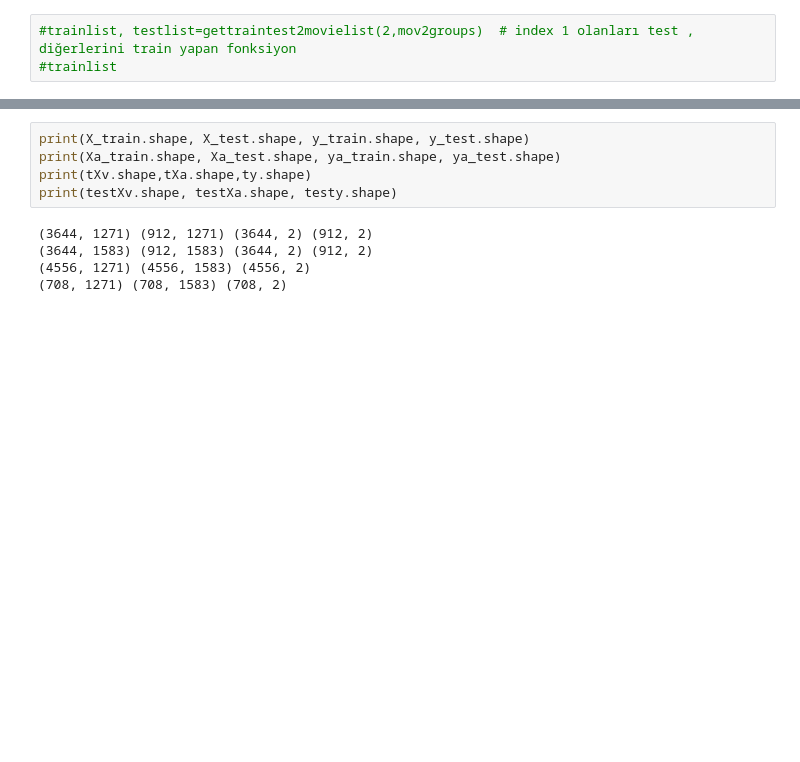
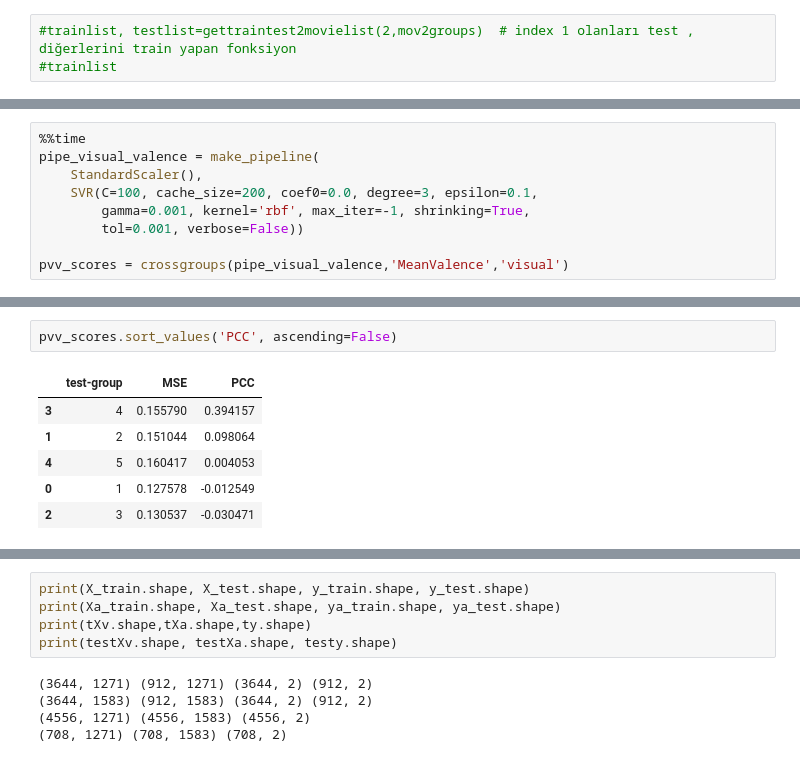
Before and after one commit to yasolix/cinevis, a Jupyter notebook: mediaeval/Valence-Arousal Prediction-ibm-group2.ipynb, the cells around one changed output, grey strips where cells are left out. Cells and saved outputs as stored; diff of their text form; blank space fills up the shorter version.

```diff
--- a/mediaeval/Valence-Arousal Prediction-ibm-group2.ipynb
+++ b/mediaeval/Valence-Arousal Prediction-ibm-group2.ipynb
@@ -681,0 +695,9 @@ pvv_scores,pvv = crossgroups(pipe_visual_valence,'MeanValence','vis')
+# %%
+%%time
+pipe_visual_valence = make_pipeline(
+    StandardScaler(),
+    SVR(C=100, cache_size=200, coef0=0.0, degree=3, epsilon=0.1,
+        gamma=0.001, kernel='rbf', max_iter=-1, shrinking=True,
+        tol=0.001, verbose=False))
+
+pvv_scores = crossgroups(pipe_visual_valence,'MeanValence','visual')
@@ -681,0 +829,9 @@ pvv_scores,pvv = crossgroups(pipe_visual_valence,'MeanValence','vis')
+# %%
+pvv_scores.sort_values('PCC', ascending=False)
+# %% [output]
+|  | test-group | MSE | PCC |
+| 3 | 4 | 0.155790 | 0.394157 |
+| 1 | 2 | 0.151044 | 0.098064 |
+| 4 | 5 | 0.160417 | 0.004053 |
+| 0 | 1 | 0.127578 | -0.012549 |
+| 2 | 3 | 0.130537 | -0.030471 |
```
Also changed, not shown: parts of 18 cells of this notebook.
